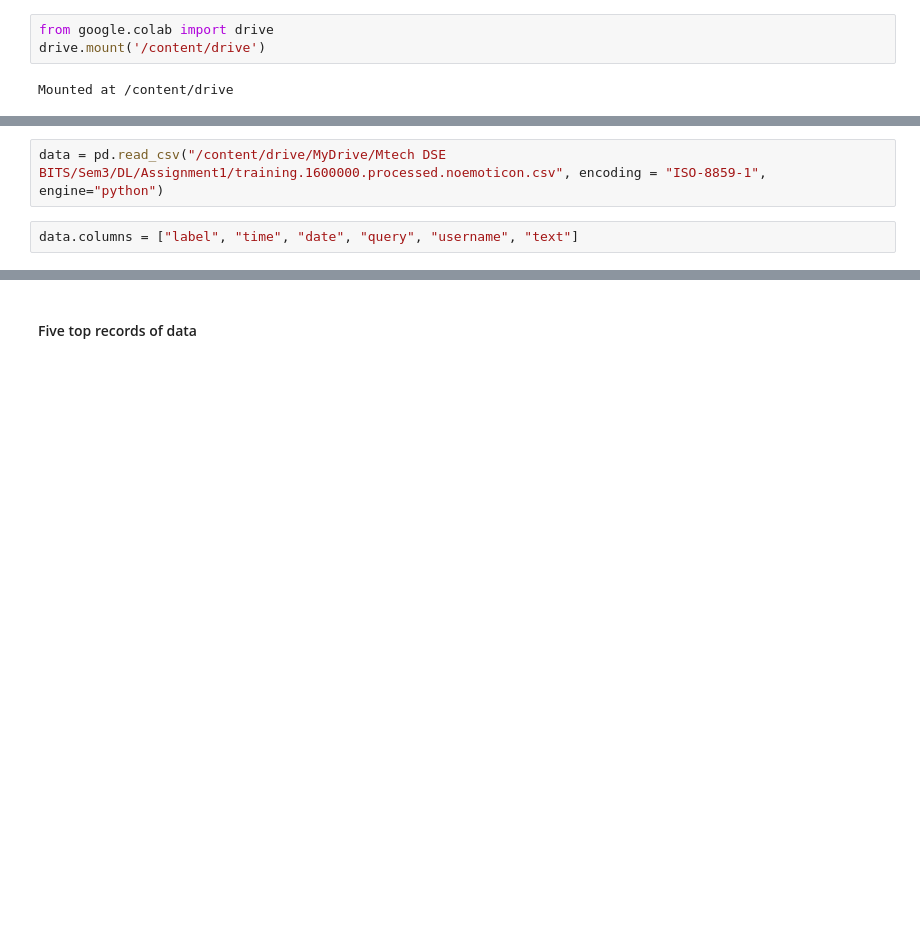
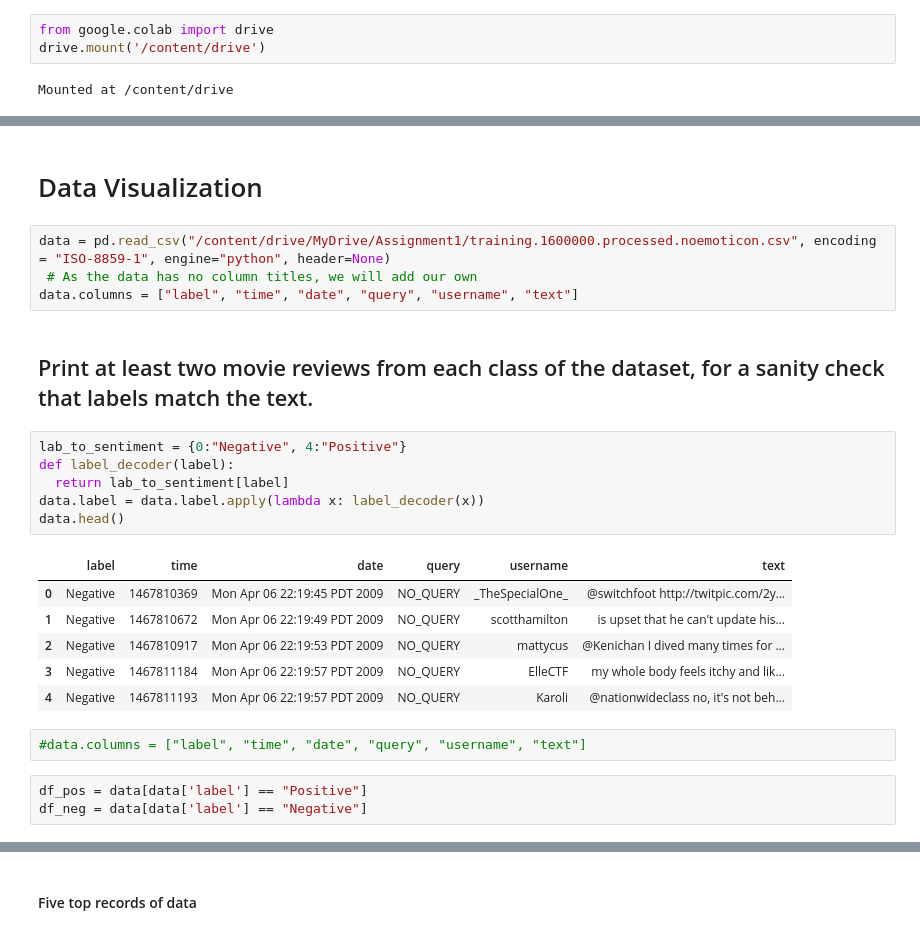
Before and after one commit to Gr-30/DL, a Jupyter notebook: Assign4_Q2_Twitter_114_final.ipynb, the cells around one changed output, grey strips where cells are left out. Drawn from its saved outputs; the diff is of its cells as text; blank space fills up the shorter version.

```diff
--- a/Assign4_Q2_Twitter_114_final.ipynb
+++ b/Assign4_Q2_Twitter_114_final.ipynb
@@ -48,4 +59,26 @@ warnings.filterwarnings("ignore")
+# %% [markdown]
+# Data Visualization
 # %%
-data = pd.read_csv("/content/drive/MyDrive/Mtech DSE BITS/Sem3/DL/Assignment1/training.1600000.processed.noemoticon.csv", encoding = "ISO-8859-1", engine="python")
+data = pd.read_csv("/content/drive/MyDrive/Assignment1/training.1600000.processed.noemoticon.csv", encoding = "ISO-8859-1", engine="python", header=None)
+ # As the data has no column titles, we will add our own
+data.columns = ["label", "time", "date", "query", "username", "text"]
+# %% [markdown]
+## Print at least two movie reviews from each class of the dataset, for a sanity check that labels match the text.
+# %%
+lab_to_sentiment = {0:"Negative", 4:"Positive"}
+def label_decoder(label):
+  return lab_to_sentiment[label]
+data.label = data.label.apply(lambda x: label_decoder(x))
+data.head()
+# %% [output]
+|  | label | time | date | query | username | text |
+| 0 | Negative | 1467810369 | Mon Apr 06 22:19:45 PDT 2009 | NO_QUERY | _TheSpecialOne_ | @switchfoot http://twitpic.com/2y... |
+| 1 | Negative | 1467810672 | Mon Apr 06 22:19:49 PDT 2009 | NO_QUERY | scotthamilton | is upset that he can't update his... |
+| 2 | Negative | 1467810917 | Mon Apr 06 22:19:53 PDT 2009 | NO_QUERY | mattycus | @Kenichan I dived many times for ... |
+| 3 | Negative | 1467811184 | Mon Apr 06 22:19:57 PDT 2009 | NO_QUERY | ElleCTF | my whole body feels itchy and lik... |
+| 4 | Negative | 1467811193 | Mon Apr 06 22:19:57 PDT 2009 | NO_QUERY | Karoli | @nationwideclass no, it's not beh... |
 # %%
-data.columns = ["label", "time", "date", "query", "username", "text"]
+#data.columns = ["label", "time", "date", "query", "username", "text"]
+# %%
+df_pos = data[data['label'] == "Positive"]
+df_neg = data[data['label'] == "Negative"]
```
Also changed, not shown: parts of 23 cells of this notebook.
